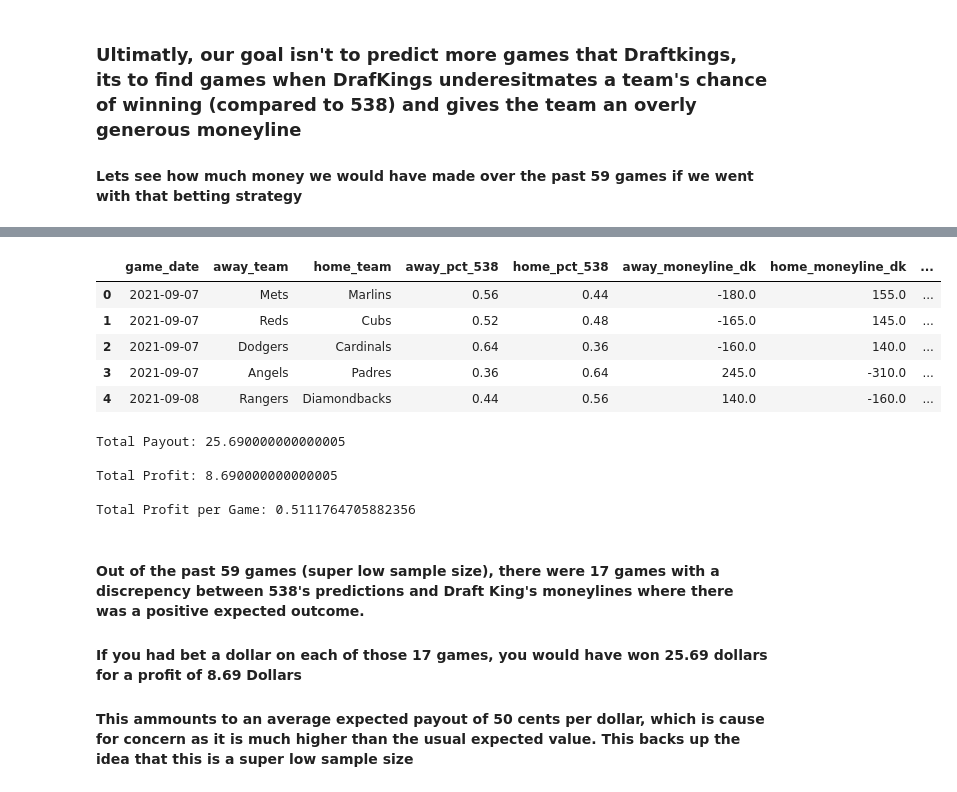
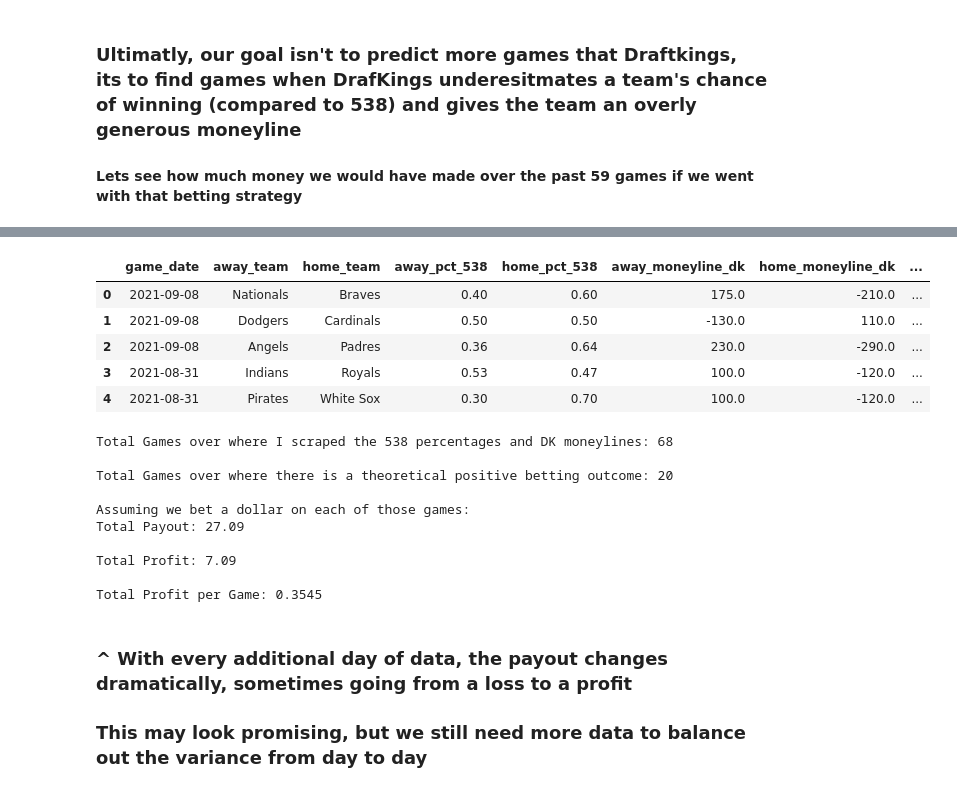
Before and after one commit to aarbisman/leveraging_538_for_betting, a Jupyter notebook: backtest.ipynb, the cells around one changed output, grey strips where cells are left out. Drawn from its saved outputs; the diff is of its cells as text; code cells hidden in the pictures.

```diff
--- a/backtest.ipynb
+++ b/backtest.ipynb
@@ -41,0 +63,12 @@ past_games_scores.head()
+# %%
+## for every day where we have 538 percentage and DraftKing moneyline data:
+past_games_scores_list = []
+for date in past_games.game_date.unique():
+
+    ## We get the scores for the day
+    scores = get_scores(date)
+    past_games_scores_list = past_games_scores_list + scores
+
+## and turn it into a dataframe
+past_games_scores = pd.DataFrame(past_games_scores_list,columns=["game_date","away_team","home_team","away_score","home_score"])
+past_games_scores.head()
@@ -44,7 +84,7 @@ past_games_scores.head()
 df = pd.merge(past_games, past_games_scores,
                   how='right',
                   left_on=['game_date','away_team', 'home_team'],
-                  right_on = ['Date','Away team', 'home team'])
+                  right_on = ['game_date','away_team', 'home_team'])
 
 df = df.dropna()
 # %% [markdown]
@@ -81,10 +121,10 @@ def asses_predictions_538(row):
         predicted_winner = 'home'
 
     ## and get the actual winner of that game
-    if int(row["away score"]) > int(row["home score"]):
+    if int(row["away_score"]) > int(row["home_score"]):
         actual_winner = 'away'
 
-    elif int(row["away score"]) < int(row["home score"]):
+    elif int(row["away_score"]) < int(row["home_score"]):
         actual_winner = 'home'
 
     ## and check to see if 538 is correct
@@ -111,11 +151,11 @@ def asses_predictions_dk(row):
         predicted_winner = 'home'
 
     ## and get the actual winner of that game
-    if int(row["away score"]) > int(row["home score"]):
+    if int(row["away_score"]) > int(row["home_score"]):
         actual_winner = 'away'
 
     ## and check to see if DraftKings is correct
-    elif int(row["away score"]) < int(row["home score"]):
+    elif int(row["away_score"]) < int(row["home_score"]):
         actual_winner = 'home'
 
     if predicted_winner == actual_winner:
@@ -209,20 +249,22 @@ df.head()
 # %%
+## We take only the games with a positive adjusted expected outcome
 games_to_bet_on = df.loc[(df['adj_expected_outcome_away_538'] > 0) | (df['adj_expected_outcome_home_538'] > 0)][["game_date", "away_team", "home_team", "away_pct_538", "home_pct_538", "away_moneyline_dk", "home_moneyline_dk", "adj_expected_outcome_away_538", "adj_expected_outcome_home_538"]]
 
+## and combine it with our dataframe of actual outcomes
 games_to_bet_on_w_scores = pd.merge(games_to_bet_on, past_games_scores,
                   how='left',
                   left_on=['game_date','away_team', 'home_team'],
-                  right_on = ['Date','Away team', 'home team'])
+                  right_on = ['game_date','away_team', 'home_team'])
 
 
 games_to_bet_on_w_scores.head()
 # %% [output]
 |  | game_date | away_team | home_team | away_pct_538 | home_pct_538 | away_moneyline_dk | home_moneyline_dk | ... |
-| 0 | 2021-09-07 | Mets | Marlins | 0.56 | 0.44 | -180.0 | 155.0 | ... |
-| 1 | 2021-09-07 | Reds | Cubs | 0.52 | 0.48 | -165.0 | 145.0 | ... |
-| 2 | 2021-09-07 | Dodgers | Cardinals | 0.64 | 0.36 | -160.0 | 140.0 | ... |
-| 3 | 2021-09-07 | Angels | Padres | 0.36 | 0.64 | 245.0 | -310.0 | ... |
-| 4 | 2021-09-08 | Rangers | Diamondbacks | 0.44 | 0.56 | 140.0 | -160.0 | ... |
+| 0 | 2021-09-08 | Nationals | Braves | 0.40 | 0.60 | 175.0 | -210.0 | ... |
+| 1 | 2021-09-08 | Dodgers | Cardinals | 0.50 | 0.50 | -130.0 | 110.0 | ... |
+| 2 | 2021-09-08 | Angels | Padres | 0.36 | 0.64 | 230.0 | -290.0 | ... |
+| 3 | 2021-08-31 | Indians | Royals | 0.53 | 0.47 | 100.0 | -120.0 | ... |
+| 4 | 2021-08-31 | Pirates | White Sox | 0.30 | 0.70 | 100.0 | -120.0 | ... |
 # %%
 def actual_outcome(row):
 
@@ -230,44 +272,51 @@ def actual_outcome(row):
     if row['adj_expected_outcome_away_538'] > 0:
 
         ## We check to see that the away team won
-        if row['away score'] > row['home score']:
+        if row['away_score'] > row['home_score']:
 
             ## if they won, return the bet payout plus the dollar bet
-            outcome = bet_outcome(1, row['away_moneyline_dk']) + 1
+            outcome = bet_outcome(1, row['away_moneyline_dk'])
             return outcome
 
         ## if they dont win, you lost 1 dollar bet
-        elif row['away score'] < row['home score']:
+        elif row['away_score'] < row['home_score']:
             return(-1)
 
     ## if the home team's expected bet outcome is greater than 0, we bet on it
     if row['adj_expected_outcome_home_538'] > 0:
 
         ## We check to see that the home team won
-        if row['away score'] < row['home score']:
+        if row['away_score'] < row['home_score']:
 
             ## if they won, return the bet payout plus the dollar bet
-            outcome = bet_outcome(1, row['home_moneyline_dk']) + 1
+            outcome = bet_outcome(1, row['home_moneyline_dk'])
             return outcome
 
         ## if they dont win, you lost 1 dollar bet
-        elif row['away score'] > row['home score']:
+        elif row['away_score'] > row['home_score']:
             return(-1)
 
 games_to_bet_on_w_scores['payout'] = games_to_bet_on_w_scores.apply(actual_outcome, axis = 1)
 
+print('Total Games over where I scraped the 538 percentages and DK moneylines:', len(df), '\n')
+print('Total Games over where there is a theoretical positive betting outcome:', len(games_to_bet_on_w_scores), '\n')
+
+print('Assuming we bet a dollar on each of those games:')
 print("Total Payout:", games_to_bet_on_w_scores.payout.sum(), '\n')
 print("Total Profit:", (games_to_bet_on_w_scores.payout.sum() - len(games_to_bet_on_w_scores)), '\n')
 print("Total Profit per Game:", (games_to_bet_on_w_scores.payout.sum() - len(games_to_bet_on_w_scores)) / len(games_to_bet_on_w_scores))
 # %% [output]
-Total Payout: 25.690000000000005
+Total Games over where I scraped the 538 percentages and DK moneylines: 68
 
-Total Profit: 8.690000000000005
+Total Games over where there is a theoretical positive betting outcome: 20
 
-Total Profit per Game: 0.5111764705882356
+Assuming we bet a dollar on each of those games:
+Total Payout: 27.09
+
+Total Profit: 7.09
+
+Total Profit per Game: 0.3545
-# %% [markdown]
-#### Out of the past 59 games (super low sample size), there were 17 games with a discrepency between 538's predictions and Draft King's moneylines where there was a positive expected outcome.
-
-#### If you had bet a dollar on each of those 17 games, you would have won 25.69 dollars for a profit of 8.69 Dollars
-
-#### This ammounts to an average expected payout of 50 cents per dollar, which is cause for concern as it is much higher than the usual expected value. This backs up the idea that this is a super low sample size
+# %% [markdown]
+### ^ With every additional day of data, the payout changes dramatically, sometimes going from a loss to a profit
+
+### This may look promising, but we still need more data to balance out the variance from day to day
```
Also changed, not shown: parts of 8 cells of this notebook.
